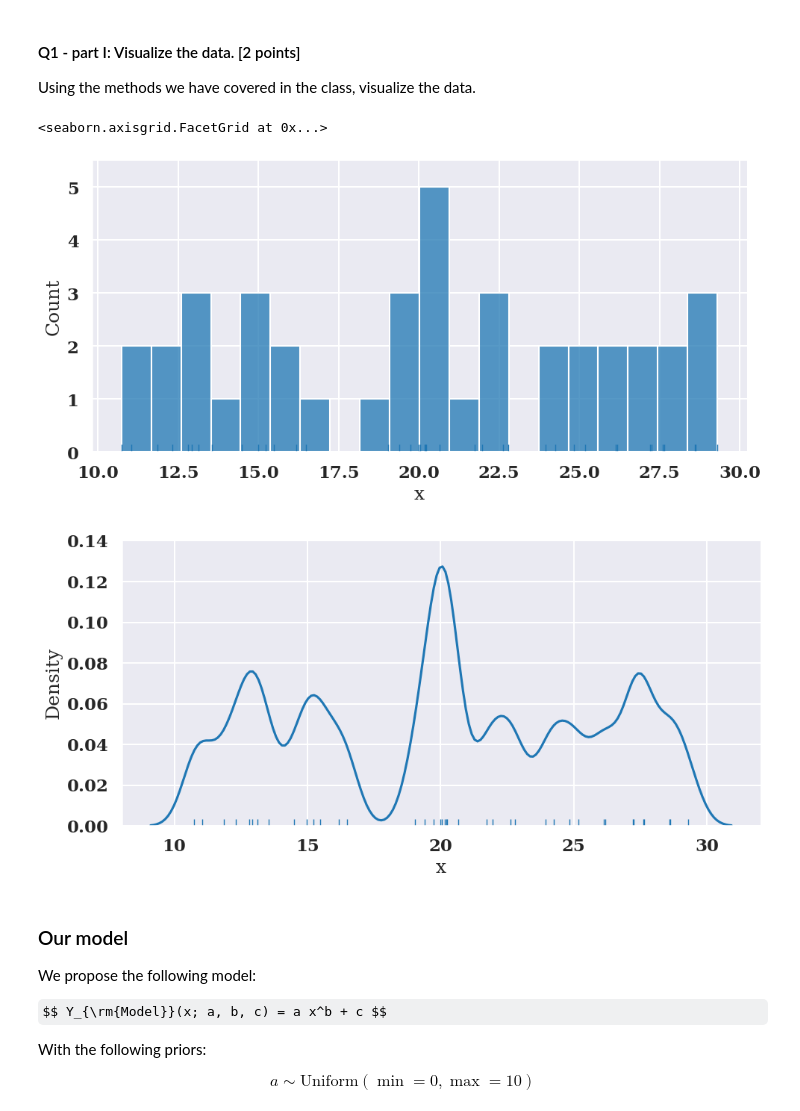
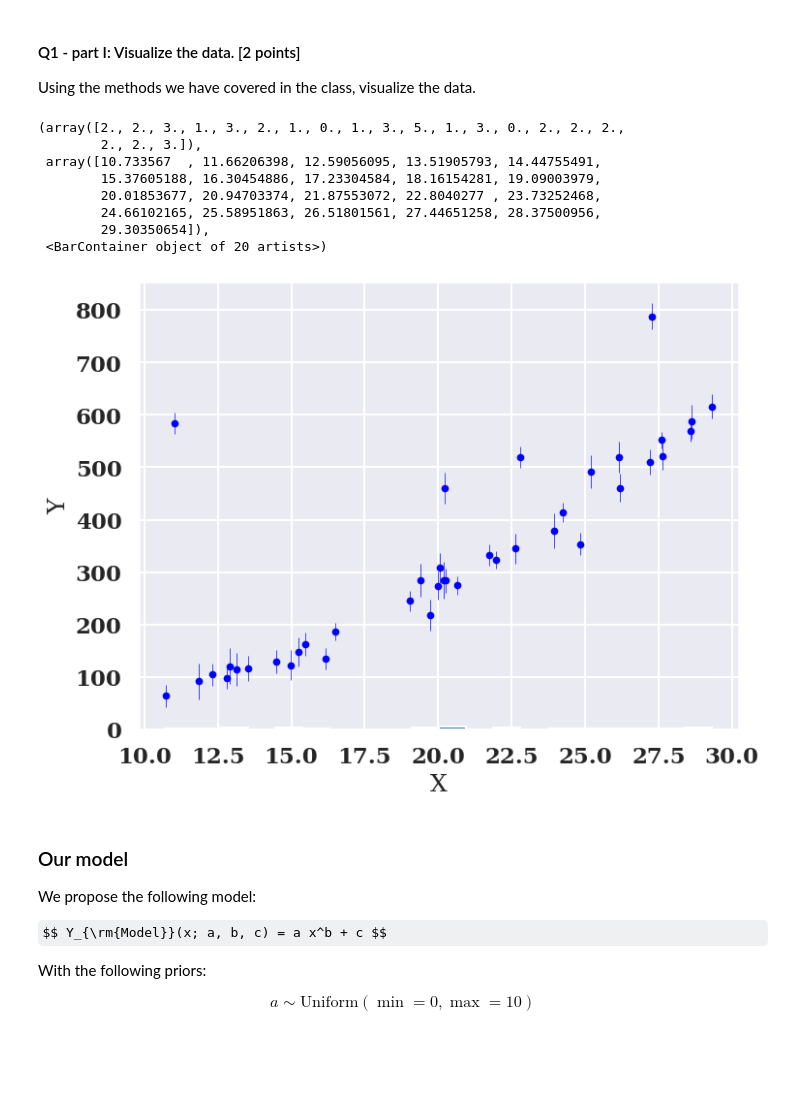
Before and after one commit to bee-undercover/openmp-GOL, a Jupyter notebook: Assignment/Assignment.ipynb, the cells around one changed output. Saved outputs shown, nothing was run; the diff lists cells and outputs as text; code cells hidden in the pictures; some formulas as TeX source; blank space fills up the shorter version.

```diff
--- a/Assignment/Assignment.ipynb
+++ b/Assignment/Assignment.ipynb
@@ -82,19 +82,29 @@ Using the methods we have covered in the class, visualize the data.
 # %%
 # <your turn>
 DATA.describe()
-# fig = plt.figure(figsize=(8, 6))
-# ax = fig.add_subplot(1, 1, 1)
+fig = plt.figure(figsize=(8, 6))
+ax = fig.add_subplot(1, 1, 1)
+ax.errorbar(x=DATA['x'],
+            yerr=DATA['sigma_obs'],
+            y=DATA['y_obs'],
+            fmt='.b', elinewidth=0.5)
 
 # Plot cosmetics
-# ax.set_xlabel('X')
-# ax.set_ylabel('Y');
-# ax.hist(DATA['x'],bins=20)
-sns.displot(DATA,x='x',kind="hist",rug=True, bins=20,aspect=2)
-sns.displot(DATA,x='x',kind="kde",rug=True, aspect=2,bw_adjust=0.2)
+ax.set_xlabel('X')
+ax.set_ylabel('Y');
+ax.hist(DATA['x'],bins=20)
+# sns.displot(DATA,x='x',kind="hist",rug=True, bins=20,aspect=2)
+# sns.displot(DATA,x='x',kind="kde",rug=True, aspect=2,bw_adjust=0.2)
 # %% [output]
-<seaborn.axisgrid.FacetGrid at 0x...>
+(array([2., 2., 3., 1., 3., 2., 1., 0., 1., 3., 5., 1., 3., 0., 2., 2., 2.,
+        2., 2., 3.]),
+ array([10.733567  , 11.66206398, 12.59056095, 13.51905793, 14.44755491,
+        15.37605188, 16.30454886, 17.23304584, 18.16154281, 19.09003979,
+        20.01853677, 20.94703374, 21.87553072, 22.8040277 , 23.73252468,
+        24.66102165, 25.58951863, 26.51801561, 27.44651258, 28.37500956,
+        29.30350654]),
+ <BarContainer object of 20 artists>)
-[figure, old version]
+[figure, new version]
-[figure, removed]
 # %% [markdown]
 ### Our model
 
```
Also changed, not shown: parts of 2 cells of this notebook.
